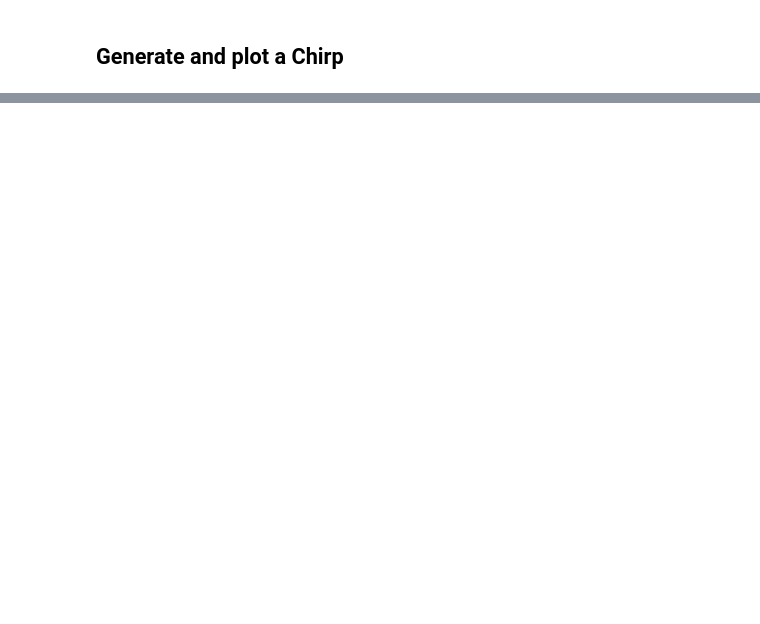
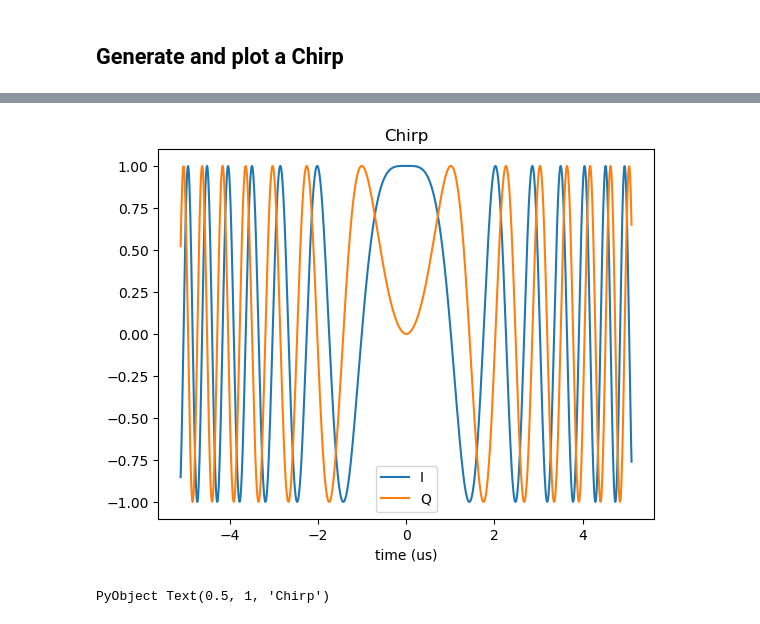
Before and after one commit to samprager/jupyterIntroduction, a Jupyter notebook: juliaexample.ipynb, the cells around one changed output, grey strips where cells are left out. Drawn from its saved outputs; the diff is of its cells as text; code cells hidden in the pictures; blank space fills up the shorter version.

```diff
--- a/juliaexample.ipynb
+++ b/juliaexample.ipynb
@@ -63,0 +95,23 @@ title!("Chirp")
+# %%
+using PyPlot
+
+clf(); # clear current plot
+
+fs = 100e6;
+N = 1024;
+bw = 5e6;
+
+n = (0:(N-1)).-N/2;
+t = n/fs;
+
+s = exp.(1im*pi*.5*(bw/t[end])*(t.^2));
+
+plot(t*1e6,real(s),label="I")
+plot(t*1e6,imag(s),label="Q")
+
+xlabel("time (us)")
+legend()
+title("Chirp")
+# %% [output]
+[figure, added]
+PyObject Text(0.5, 1, 'Chirp')
```
Also changed, not shown: parts of 3 cells of this notebook.
